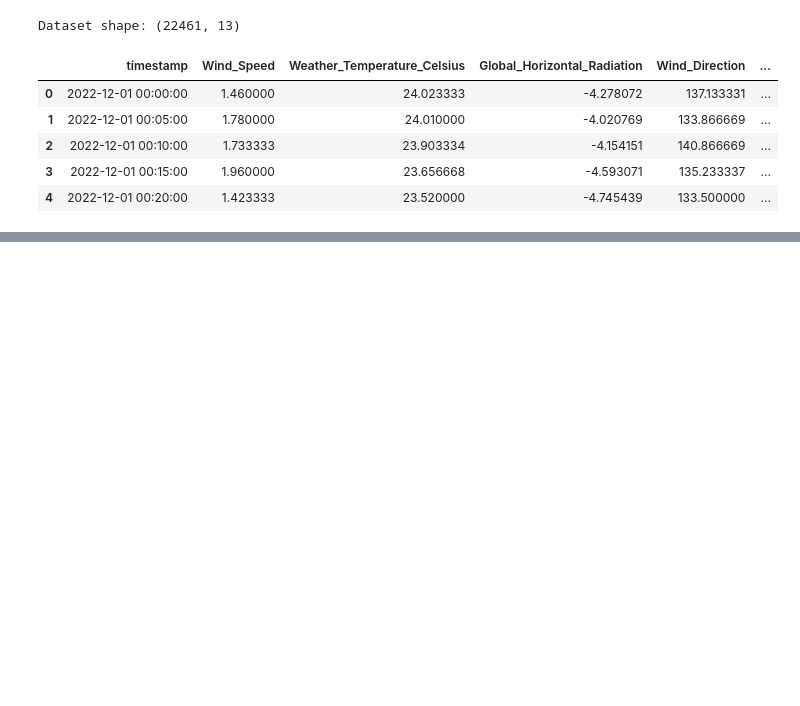
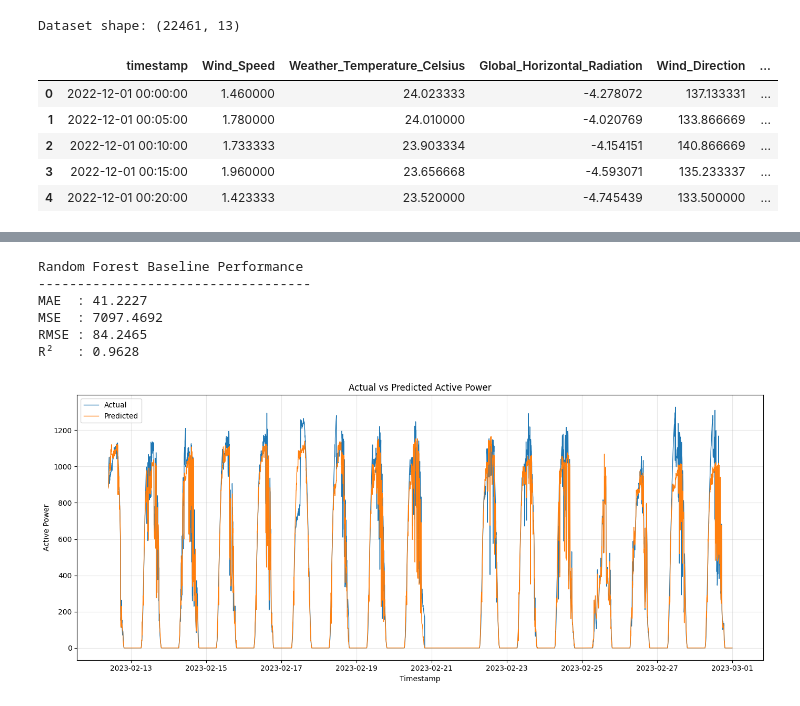
Before and after one commit to galhkoernia/09ProjectData, a Jupyter notebook: notebooks/04_random_forest.ipynb, the cells around one changed output, grey strips where cells are left out. Saved outputs shown, nothing was run; the diff lists cells and outputs as text; code cells hidden in the pictures; blank space fills up the shorter version.

Commit message:
feat: evaluation models random forest

```diff
--- a/notebooks/04_random_forest.ipynb
+++ b/notebooks/04_random_forest.ipynb
@@ -46,0 +168,4 @@ Dataset shape: (22461, 13)
+# %%
+rf_model.fit(X_train, y_train)
+
+print("Random Forest training completed.")
@@ -46,0 +174,13 @@ Dataset shape: (22461, 13)
+# %%
+# Prediction
+y_pred = rf_model.predict(X_test)
+
+print("Prediction completed.")
+print("Number of predictions:", len(y_pred))
+
+comparison = pd.DataFrame({
+    "Actual": y_test.values,
+    "Predicted": y_pred
+})
+
+comparison.head(10)
@@ -46,0 +201,47 @@ Dataset shape: (22461, 13)
+# %%
+mae = mean_absolute_error(y_test, y_pred)
+mse = mean_squared_error(y_test, y_pred)
+rmse = np.sqrt(mse)
+r2 = r2_score(y_test, y_pred)
+
+print("Random Forest Baseline Performance")
+print("-----------------------------------")
+print(f"MAE  : {mae:.4f}")
+print(f"MSE  : {mse:.4f}")
+print(f"RMSE : {rmse:.4f}")
+print(f"R²   : {r2:.4f}")
+# %% [output]
+Random Forest Baseline Performance
+-----------------------------------
+MAE  : 41.2227
+MSE  : 7097.4692
+RMSE : 84.2465
+R²   : 0.9628
+# %%
+# Actual vs Predicted
+plt.figure(figsize=(14, 6))
+
+plt.plot(
+    df["timestamp"].iloc[split_index:],
+    y_test.values,
+    label="Actual",
+    linewidth=1
+)
+
+plt.plot(
+    df["timestamp"].iloc[split_index:],
+    y_pred,
+    label="Predicted",
+    linewidth=1
+)
+
+plt.title("Actual vs Predicted Active Power")
+plt.xlabel("Timestamp")
+plt.ylabel("Active Power")
+plt.legend()
+plt.grid(alpha=0.3)
+
+plt.tight_layout()
+plt.show()
+# %% [output]
+[figure, added]
```
Also changed, not shown: parts of 23 cells of this notebook.
